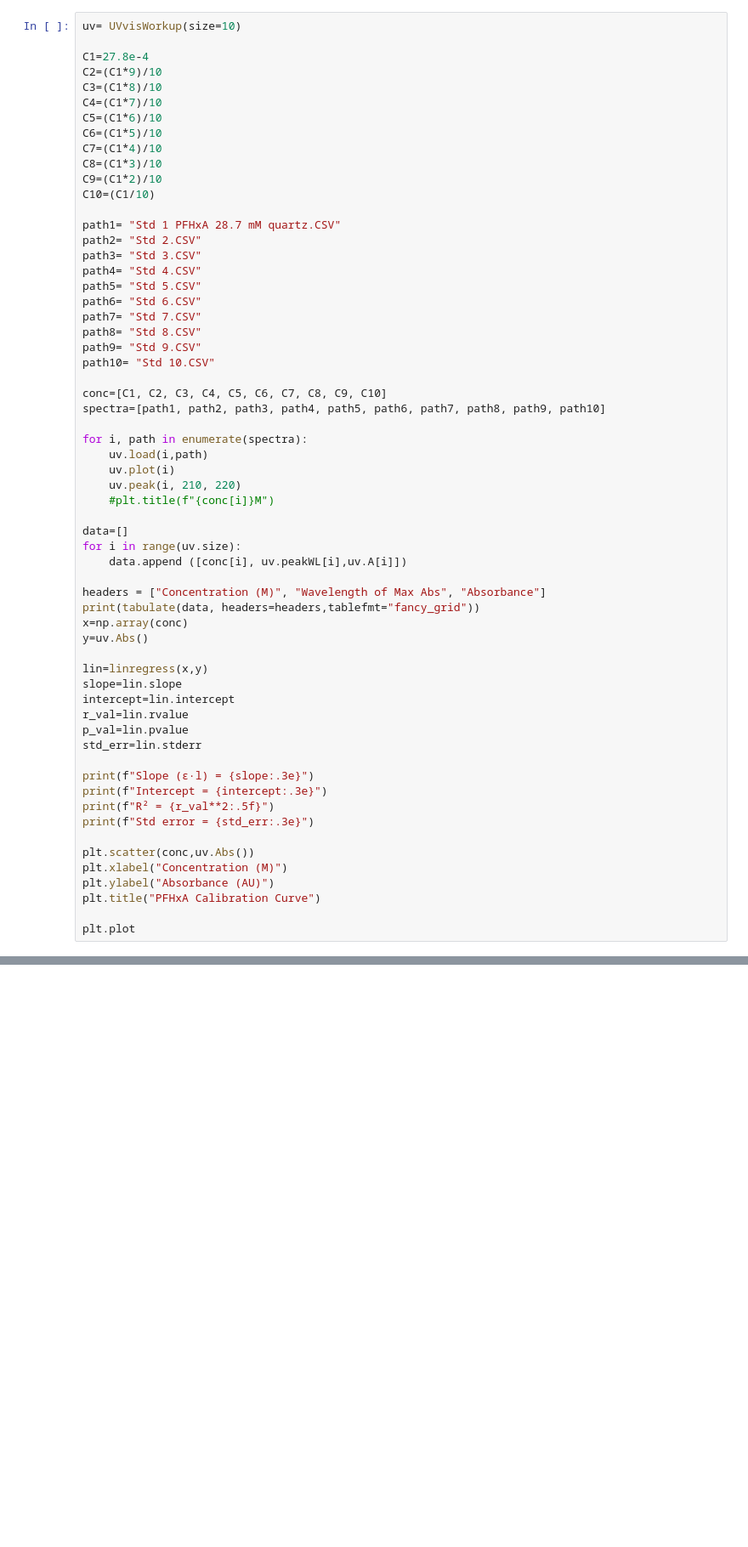
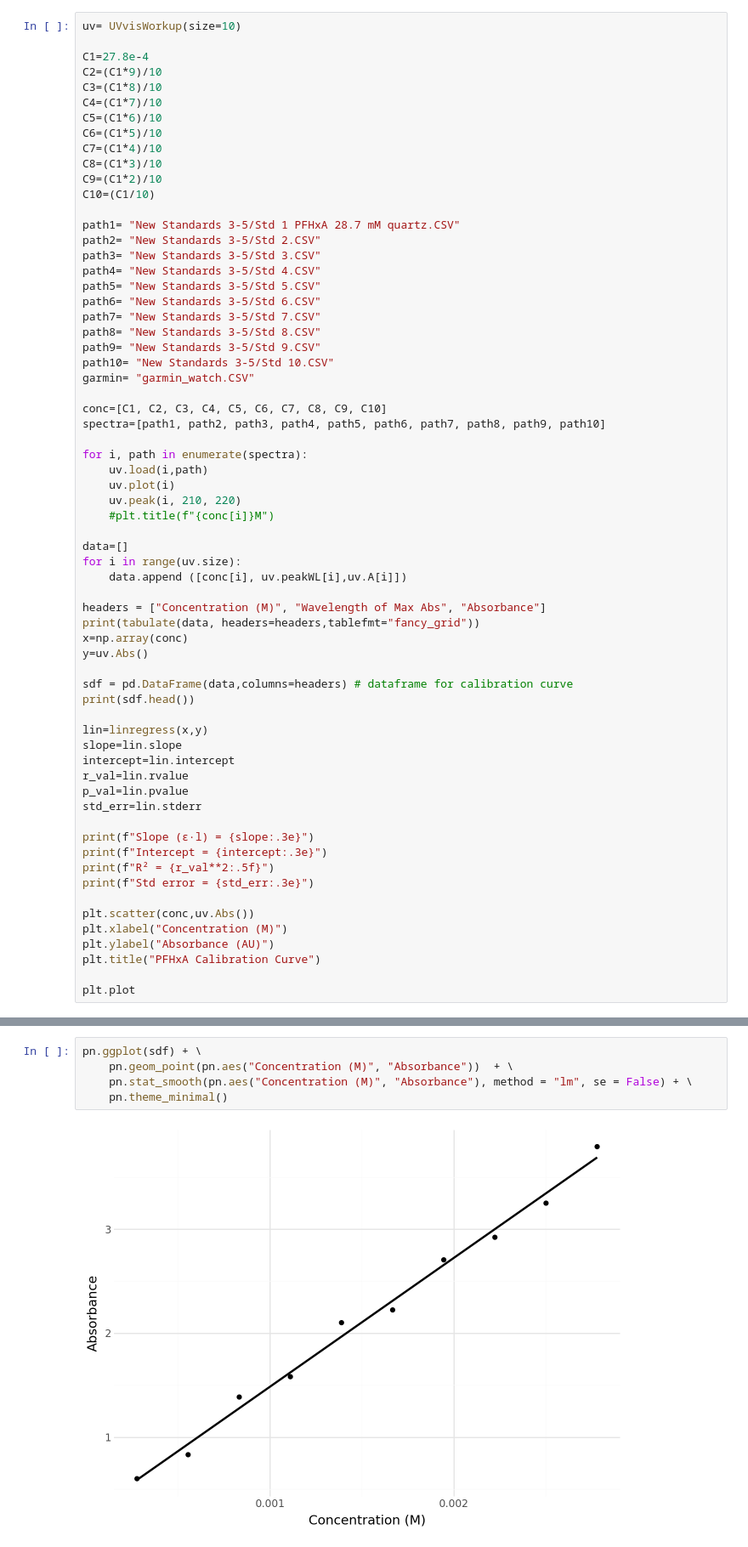
Before and after one commit to lailarainmonroe/CHEM-483, a Jupyter notebook: UV-vis workup func.ipynb, the cells around one changed output, grey strips where cells are left out. Shown at 85% size. Saved outputs shown, nothing was run; the diff lists cells and outputs as text; blank space fills up the shorter version.

Commit message:
added garmin

```diff
--- a/UV-vis workup func.ipynb
+++ b/UV-vis workup func.ipynb
@@ -72,16 +77,17 @@ C8=(C1*3)/10
 C9=(C1*2)/10
 C10=(C1/10)
 
-path1= "Std 1 PFHxA 28.7 mM quartz.CSV"
-path2= "Std 2.CSV"
-path3= "Std 3.CSV"
-path4= "Std 4.CSV"
-path5= "Std 5.CSV"
-path6= "Std 6.CSV"
-path7= "Std 7.CSV"
-path8= "Std 8.CSV"
-path9= "Std 9.CSV"
-path10= "Std 10.CSV"
+path1= "New Standards 3-5/Std 1 PFHxA 28.7 mM quartz.CSV"
+path2= "New Standards 3-5/Std 2.CSV"
+path3= "New Standards 3-5/Std 3.CSV"
+path4= "New Standards 3-5/Std 4.CSV"
+path5= "New Standards 3-5/Std 5.CSV"
+path6= "New Standards 3-5/Std 6.CSV"
+path7= "New Standards 3-5/Std 7.CSV"
+path8= "New Standards 3-5/Std 8.CSV"
+path9= "New Standards 3-5/Std 9.CSV"
+path10= "New Standards 3-5/Std 10.CSV"
+garmin= "garmin_watch.CSV"
 
 conc=[C1, C2, C3, C4, C5, C6, C7, C8, C9, C10]
 spectra=[path1, path2, path3, path4, path5, path6, path7, path8, path9, path10]
@@ -101,6 +107,9 @@ print(tabulate(data, headers=headers,tablefmt="fancy_grid"))
 x=np.array(conc)
 y=uv.Abs()
 
+sdf = pd.DataFrame(data,columns=headers) # dataframe for calibration curve
+print(sdf.head())
+
 lin=linregress(x,y)
 slope=lin.slope
 intercept=lin.intercept
@@ -188,0 +161,7 @@ UnicodeDecodeError: 'utf-8' codec can't decode byte 0xff in position 0: invalid
+# %%
+pn.ggplot(sdf) + \
+    pn.geom_point(pn.aes("Concentration (M)", "Absorbance"))  + \
+    pn.stat_smooth(pn.aes("Concentration (M)", "Absorbance"), method = "lm", se = False) + \
+    pn.theme_minimal()
+# %% [output]
+[figure, added]
```
Also changed, not shown: parts of 9 cells of this notebook.
